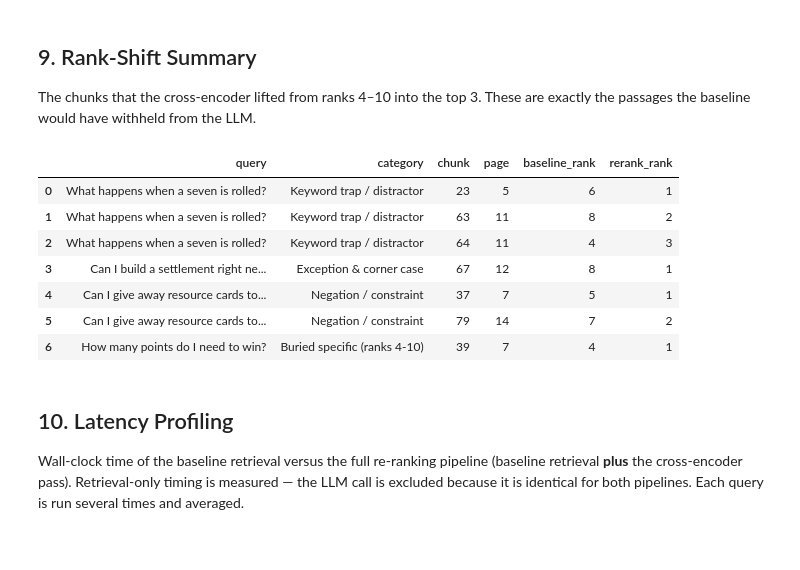
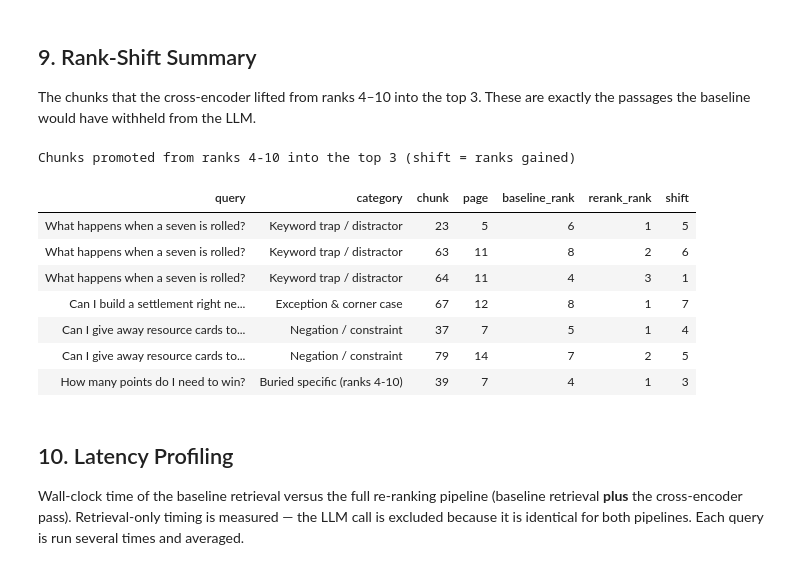
Before and after one commit to iParamModi/lma-assn-1, a Jupyter notebook: rag_assignment.ipynb, the cells around one changed output. Drawn from its saved outputs; the diff is of its cells as text; code cells hidden in the pictures.

```diff
--- a/rag_assignment.ipynb
+++ b/rag_assignment.ipynb
@@ -374,20 +426,24 @@ Baseline order (rank: chunk, page, score):
 ## 9. Rank-Shift Summary
 
 The chunks that the cross-encoder lifted from ranks 4–10 into the top 3. These are exactly the passages the baseline would have withheld from the LLM.
-# %%
-rank_shift_df = pd.DataFrame(rank_shift_records,
-                             columns=["query", "category", "chunk", "page",
-                                      "baseline_rank", "rerank_rank"])
-rank_shift_df
-# %% [output]
-|  | query | category | chunk | page | baseline_rank | rerank_rank |
-| 0 | What happens when a seven is rolled? | Keyword trap / distractor | 23 | 5 | 6 | 1 |
-| 1 | What happens when a seven is rolled? | Keyword trap / distractor | 63 | 11 | 8 | 2 |
-| 2 | What happens when a seven is rolled? | Keyword trap / distractor | 64 | 11 | 4 | 3 |
-| 3 | Can I build a settlement right ne... | Exception & corner case | 67 | 12 | 8 | 1 |
-| 4 | Can I give away resource cards to... | Negation / constraint | 37 | 7 | 5 | 1 |
-| 5 | Can I give away resource cards to... | Negation / constraint | 79 | 14 | 7 | 2 |
-| 6 | How many points do I need to win? | Buried specific (ranks 4-10) | 39 | 7 | 4 | 1 |
+# %%
+rank_shift_df = pd.DataFrame(rank_shift_records,
+                             columns=["query", "category", "chunk", "page",
+                                      "baseline_rank", "rerank_rank"])
+rank_shift_df["shift"] = rank_shift_df["baseline_rank"] - rank_shift_df["rerank_rank"]
+(rank_shift_df.style.hide(axis="index")
+    .bar(subset=["shift"], color="#9ec5fe", align="left")
+    .set_caption("Chunks promoted from ranks 4-10 into the top 3 (shift = ranks gained)"))
+# %% [output]
+Chunks promoted from ranks 4-10 into the top 3 (shift = ranks gained)
+| query | category | chunk | page | baseline_rank | rerank_rank | shift |
+| What happens when a seven is rolled? | Keyword trap / distractor | 23 | 5 | 6 | 1 | 5 |
+| What happens when a seven is rolled? | Keyword trap / distractor | 63 | 11 | 8 | 2 | 6 |
+| What happens when a seven is rolled? | Keyword trap / distractor | 64 | 11 | 4 | 3 | 1 |
+| Can I build a settlement right ne... | Exception & corner case | 67 | 12 | 8 | 1 | 7 |
+| Can I give away resource cards to... | Negation / constraint | 37 | 7 | 5 | 1 | 4 |
+| Can I give away resource cards to... | Negation / constraint | 79 | 14 | 7 | 2 | 5 |
+| How many points do I need to win? | Buried specific (ranks 4-10) | 39 | 7 | 4 | 1 | 3 |
 # %% [markdown]
 ## 10. Latency Profiling
 
```
Also changed, not shown: parts of 7 cells of this notebook.
